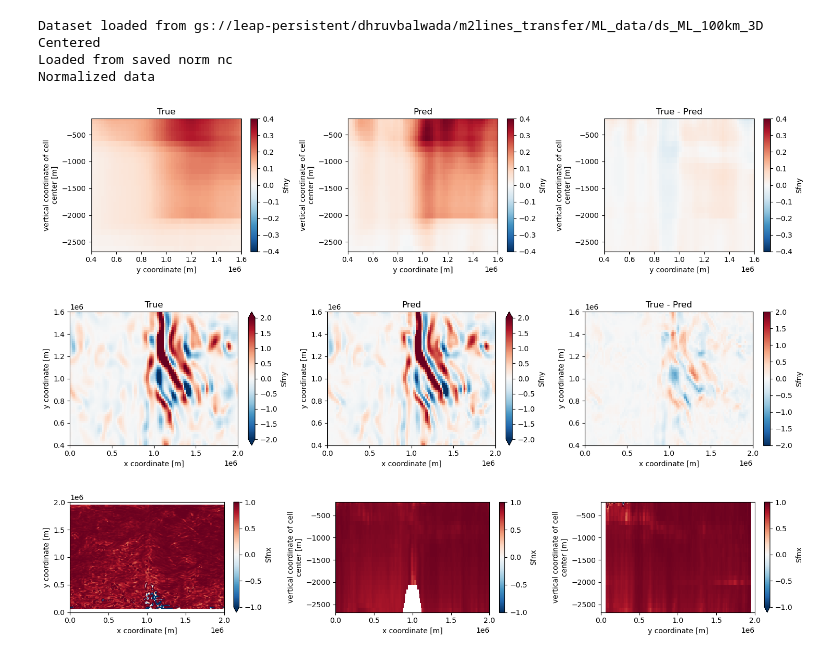
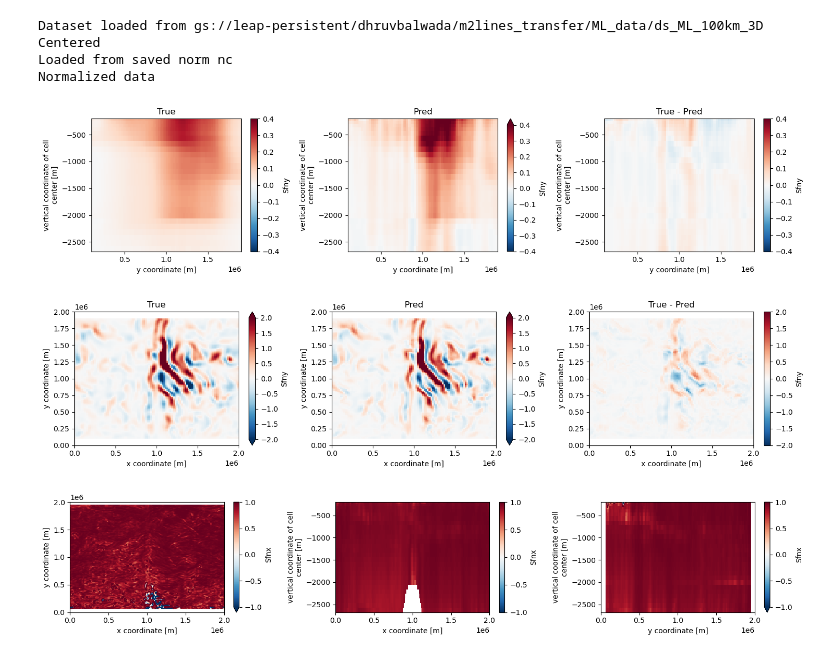
Before and after one commit to dhruvbalwada/mesoscale_buoyancy_param_ML, a Jupyter notebook: train_models/train_point_model_first_grad.ipynb, the cells around one changed output. Drawn from its saved outputs; the diff is of its cells as text; code cells hidden in the pictures.

```diff
--- a/train_models/train_point_model_first_grad.ipynb
+++ b/train_models/train_point_model_first_grad.ipynb
@@ -75,5 +74,5 @@ WARNING:jax._src.xla_bridge:No GPU/TPU found, falling back to CPU. (Set TF_CPP_M
 # %%
 regress_sys = ML_classes.RegressionSystem(ANN_model)
 # %%
-regress_sys.train_system(ML_data, 51)
+regress_sys.train_system(ML_data, 1)
 # %% [output]
@@ -124,7 +129,7 @@ Normalized data
 
 ds_test_full_no_edge = ML_data_full.ML_dataset_norm
 
-n_pred = 10
+n_pred = 2
 
 #y_pred = state.apply_fn(state.params, ds_test_full_no_edge.isel(time=slice(0,n_pred))[input_channels].to_array().transpose(...,'variable')) - y_pred_zero
 y_pred = regress_sys.pred(ds_test_full_no_edge.isel(time=slice(0,n_pred))[ML_data_full.input_channels].to_array().transpose(...,'variable'))
@@ -153,28 +158,31 @@ plt.tight_layout()
 
 #plt.savefig('figures/'+Lsel+'km'+'/zonal_avg'+'_'+str(bias)+'.png')
 # %% [output]
-[figure, old version]
+[figure, new version]
 # %%
 plt.figure(figsize=(15, 3.5))
 zlev=-15
 vlevs = 2.
 plt.subplot(131)
 ML_data_full.ML_dataset_norm.Sfny.isel(time=0, Z=zlev).plot(vmin=-vlevs, vmax=vlevs, cmap='RdBu_r')
 plt.title('True')
+plt.ylim([0, 2e6])
 
 plt.subplot(132)
 ds_pred.Sfny.isel(time=0, Z=zlev).plot(vmin=-vlevs)
 plt.title('Pred')
+plt.ylim([0, 2e6])
 
 plt.subplot(133)
 (ML_data_full.ML_dataset_norm-ds_pred).Sfny.isel(time=0, Z=zlev).plot(vmin=-vlevs)
 plt.title('True - Pred')
+plt.ylim([0, 2e6])
 
 
 plt.tight_layout()
 #plt.savefig('figures/'+Lsel+'km'+'/XY_section'+'_'+str(bias)+'.png')
 # %% [output]
-[figure, old version]
+[figure, new version]
 # %%
 R2_XY = hf.R2(ds_test_full_no_edge, ds_pred, 'Sfnx', ['time','Z'])
 R2_XZ = hf.R2(ds_test_full_no_edge, ds_pred, 'Sfnx', ['time','YC'])
```
Also changed, not shown: parts of 6 cells of this notebook, 3 other files.
